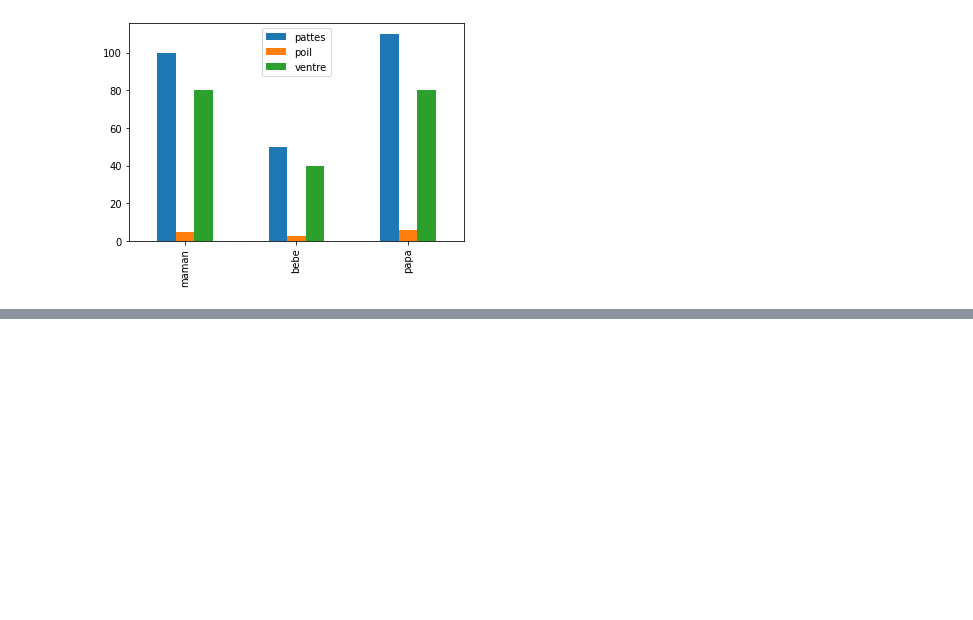
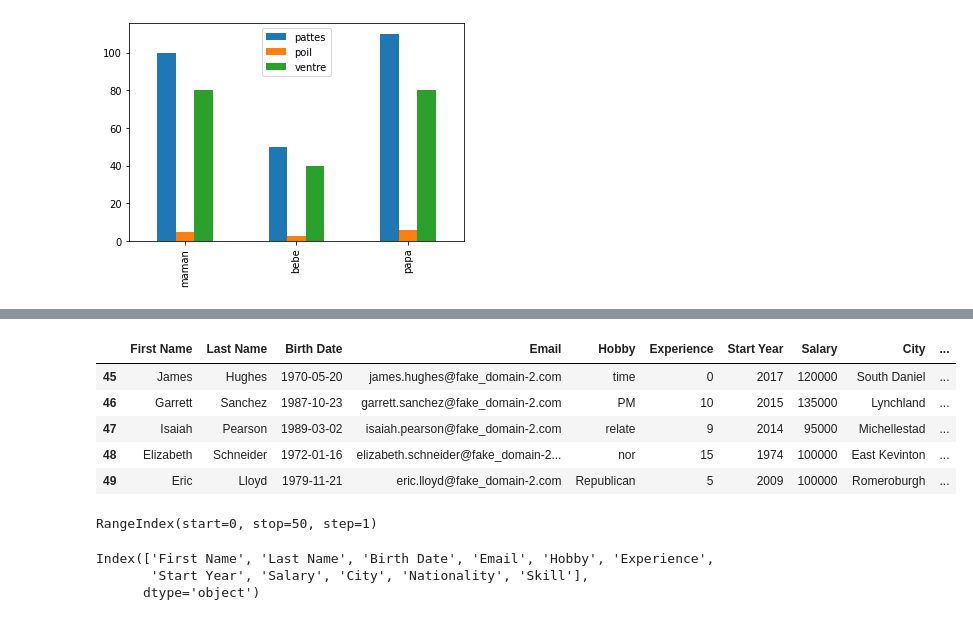
Before and after one commit to unil-ish/POOP, a Jupyter notebook: jupyter_classes/2_day/2_Day.ipynb, the cells around one changed output, grey strips where cells are left out. Cells and saved outputs as stored; diff of their text form; code cells hidden in the pictures; blank space fills up the shorter version.

```diff
--- a/jupyter_classes/2_day/2_Day.ipynb
+++ b/jupyter_classes/2_day/2_Day.ipynb
@@ -101,0 +177,19 @@ famille_chiens_df.plot(kind='bar',layout=(4,5))
+# %%
+df.tail()
+# %% [output]
+|  | First Name | Last Name | Birth Date | Email | Hobby | Experience | Start Year | Salary | City | ... |
+| 45 | James | Hughes | 1970-05-20 | james.hughes@fake_domain-2.com | time | 0 | 2017 | 120000 | South Daniel | ... |
+| 46 | Garrett | Sanchez | 1987-10-23 | garrett.sanchez@fake_domain-2.com | PM | 10 | 2015 | 135000 | Lynchland | ... |
+| 47 | Isaiah | Pearson | 1989-03-02 | isaiah.pearson@fake_domain-2.com | relate | 9 | 2014 | 95000 | Michellestad | ... |
+| 48 | Elizabeth | Schneider | 1972-01-16 | elizabeth.schneider@fake_domain-2... | nor | 15 | 1974 | 100000 | East Kevinton | ... |
+| 49 | Eric | Lloyd | 1979-11-21 | eric.lloyd@fake_domain-2.com | Republican | 5 | 2009 | 100000 | Romeroburgh | ... |
+# %%
+df.index
+# %% [output]
+RangeIndex(start=0, stop=50, step=1)
+# %%
+df.columns
+# %% [output]
+Index(['First Name', 'Last Name', 'Birth Date', 'Email', 'Hobby', 'Experience',
+       'Start Year', 'Salary', 'City', 'Nationality', 'Skill'],
+      dtype='object')
```
Also changed, not shown: parts of 13 cells of this notebook.
